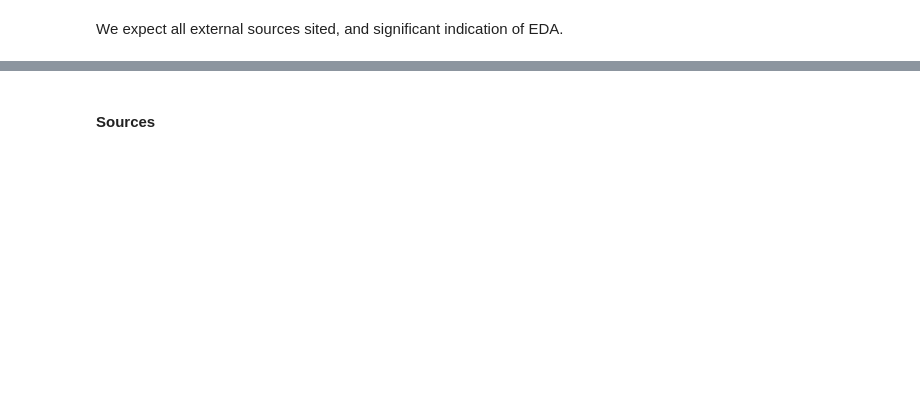
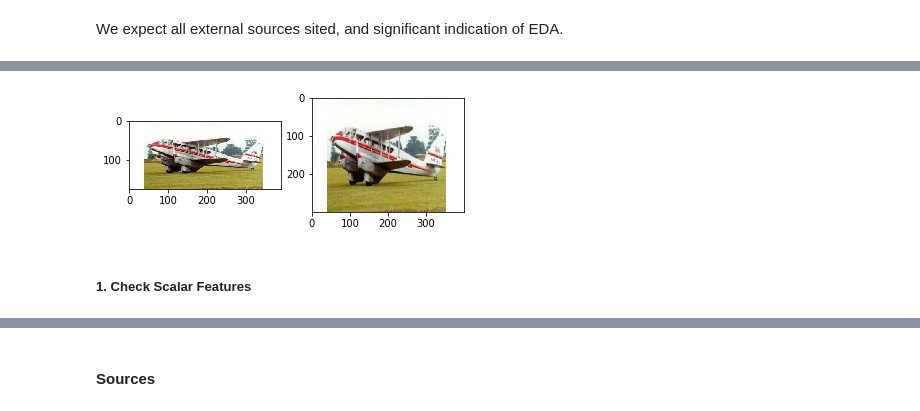
Before and after one commit to joey-lou/CS200_FP, a Jupyter notebook: GradProject_NB2.ipynb, the cells around one changed output, grey strips where cells are left out. Drawn from its saved outputs; the diff is of its cells as text; code cells hidden in the pictures; blank space fills up the shorter version.

```diff
--- a/GradProject_NB2.ipynb
+++ b/GradProject_NB2.ipynb
@@ -83,0 +138,11 @@ Array([[14,  0, 11, ...,  0,  0,  0],
+# %%
+# example of resizing image
+img = train_data.Pictures[50]
+plt.subplot(1,2,1), plt.imshow(img)
+img_resized = resize(img, (300, 400), anti_aliasing=True)
+plt.subplot(1,2,2), plt.imshow(img_resized)
+plt.show()
+# %% [output]
+[figure, added]
+# %% [markdown]
+<h5> 1. Check Scalar Features </h5>
```
Also changed, not shown: parts of 18 cells of this notebook, 1 other file.
